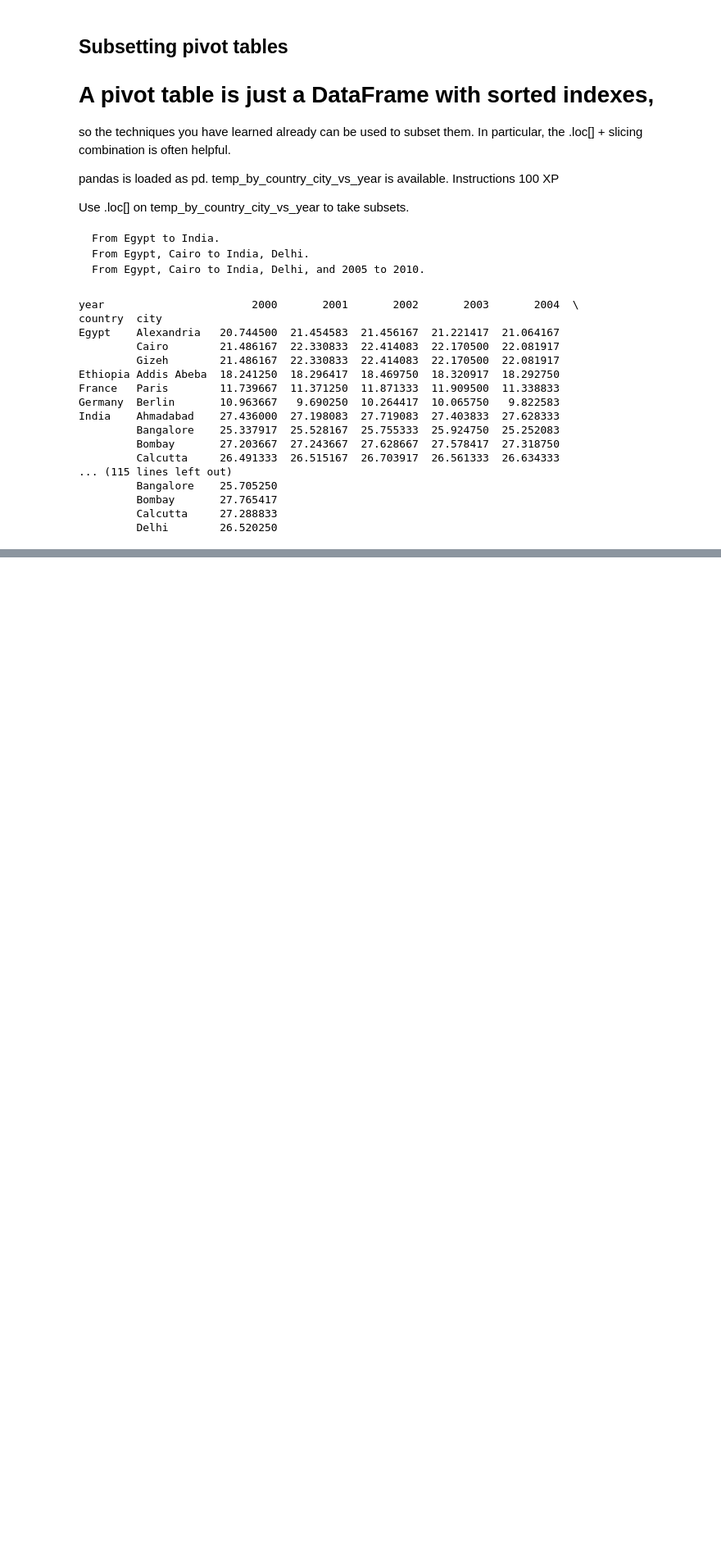
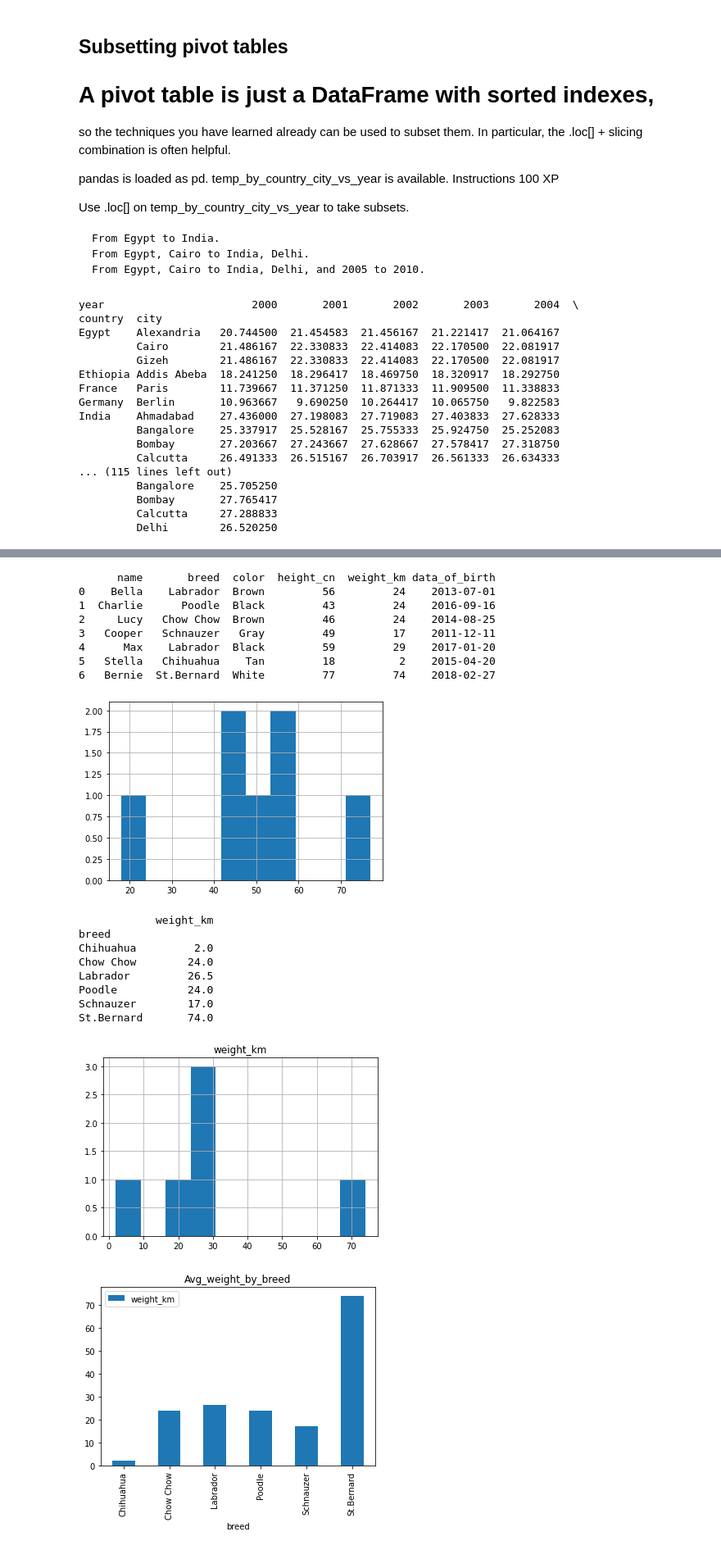
Before and after one commit to johnhhu2020/DataCamp-Data-Scientist-with-Python-Track, a Jupyter notebook: DataCamp Data Manipulation with Pandas.ipynb, the cells around one changed output, grey strips where cells are left out. Shown at 82% size. Cells and saved outputs as stored; diff of their text form; code cells hidden in the pictures; blank space fills up the shorter version.

```diff
--- a/DataCamp Data Manipulation with Pandas.ipynb
+++ b/DataCamp Data Manipulation with Pandas.ipynb
@@ -2859,0 +2940,48 @@ print(mean_temp_by_city[____])
+# %%
+import pandas as pd
+import matplotlib.pyplot as plt
+
+
+dogs = pd.read_csv('dogs2.csv')
+print(dogs)
+
+dogs['height_cn'].hist()
+plt.show()
+
+
+
+#####################################################################################################################
+avg_weight_by_breed = dogs.groupby('breed')['weight_km'].mean()
+avg_weight_by_breed = dogs.pivot_table('weight_km', index='breed')
+#####################################################################################################################
+
+print(avg_weight_by_breed)
+
+avg_weight_by_breed.hist()
+plt.show()
+
+
+#####################################################################################################################
+avg_weight_by_breed.plot(kind='bar',
+                         title='Avg_weight_by_breed')   ## by default, its line plot, at leaast with plt.plot()
+plt.show()
+# %% [output]
+      name       breed  color  height_cn  weight_km data_of_birth
+0    Bella    Labrador  Brown         56         24    2013-07-01
+1  Charlie      Poodle  Black         43         24    2016-09-16
+2     Lucy   Chow Chow  Brown         46         24    2014-08-25
+3   Cooper   Schnauzer   Gray         49         17    2011-12-11
+4      Max    Labrador  Black         59         29    2017-01-20
+5   Stella   Chihuahua    Tan         18          2    2015-04-20
+6   Bernie  St.Bernard  White         77         74    2018-02-27
+[figure, added]
+            weight_km
+breed
+Chihuahua         2.0
+Chow Chow        24.0
+Labrador         26.5
+Poodle           24.0
+Schnauzer        17.0
+St.Bernard       74.0
+[figure, added]
+[figure, added]
```
Also changed, not shown: parts of 44 cells of this notebook.
